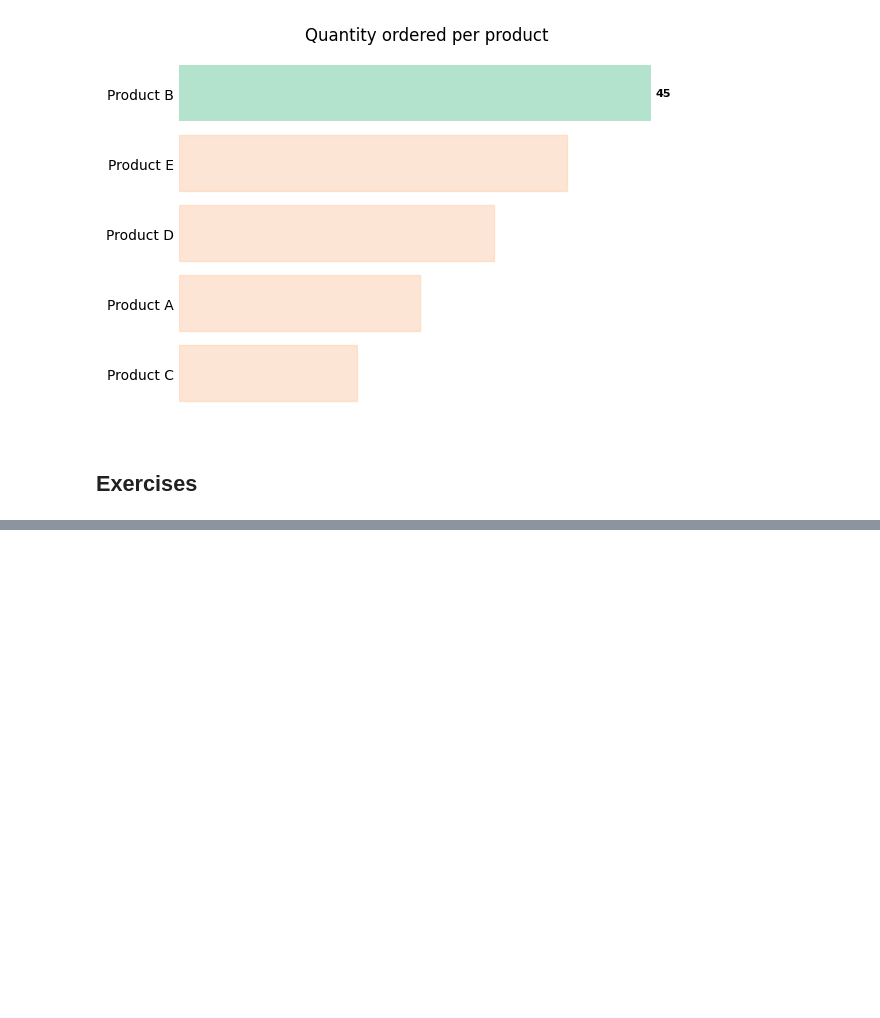
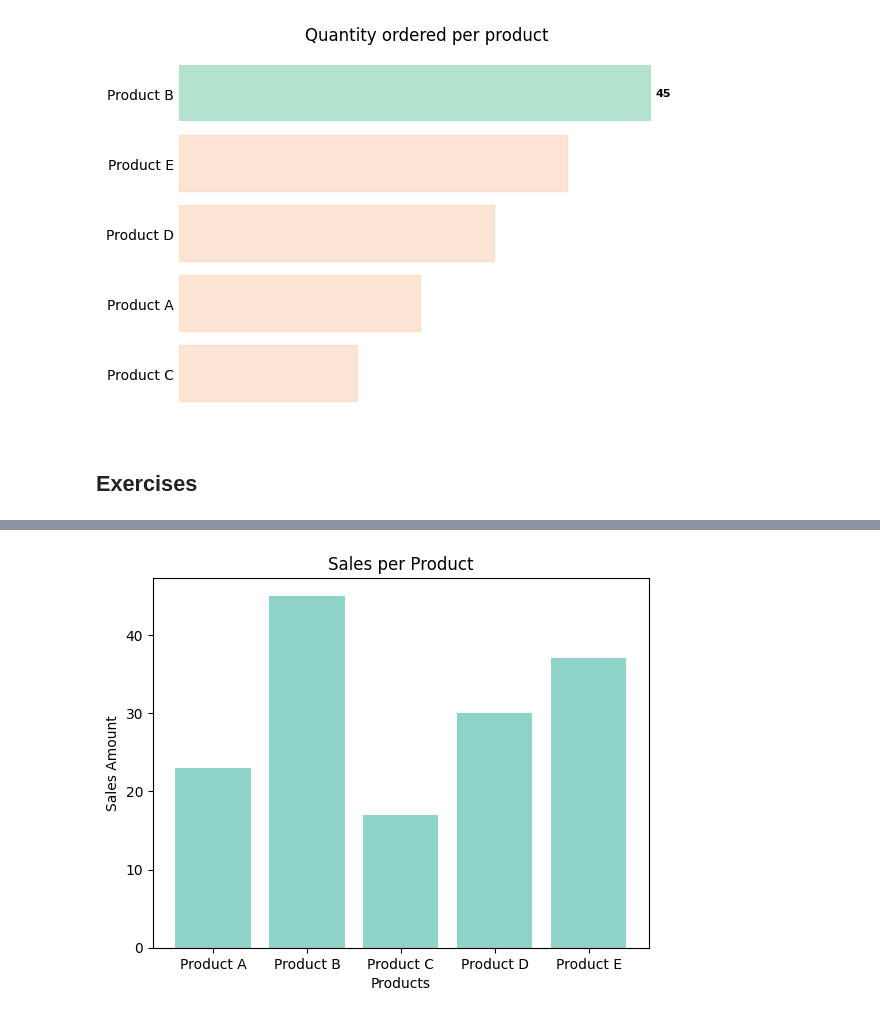
Before and after one commit to ErickVisone/DataScience, a Jupyter notebook: datascience/MatplotStudy.ipynb, the cells around one changed output, grey strips where cells are left out. Saved outputs shown, nothing was run; the diff lists cells and outputs as text; code cells hidden in the pictures; blank space fills up the shorter version.

```diff
--- a/datascience/MatplotStudy.ipynb
+++ b/datascience/MatplotStudy.ipynb
@@ -342,0 +408,14 @@ for bar in bars:
+# %%
+fig, ax, = plt.subplots()
+
+ax.bar(products, quantity)
+
+ax.set_ylabel('Sales Amount')
+ax.set_xlabel('Products')
+ax.set_title('Sales per Product')
+
+
+
+plt.show()
+# %% [output]
+[figure, added]
```
Also changed, not shown: parts of 21 cells of this notebook, 3 other files.
